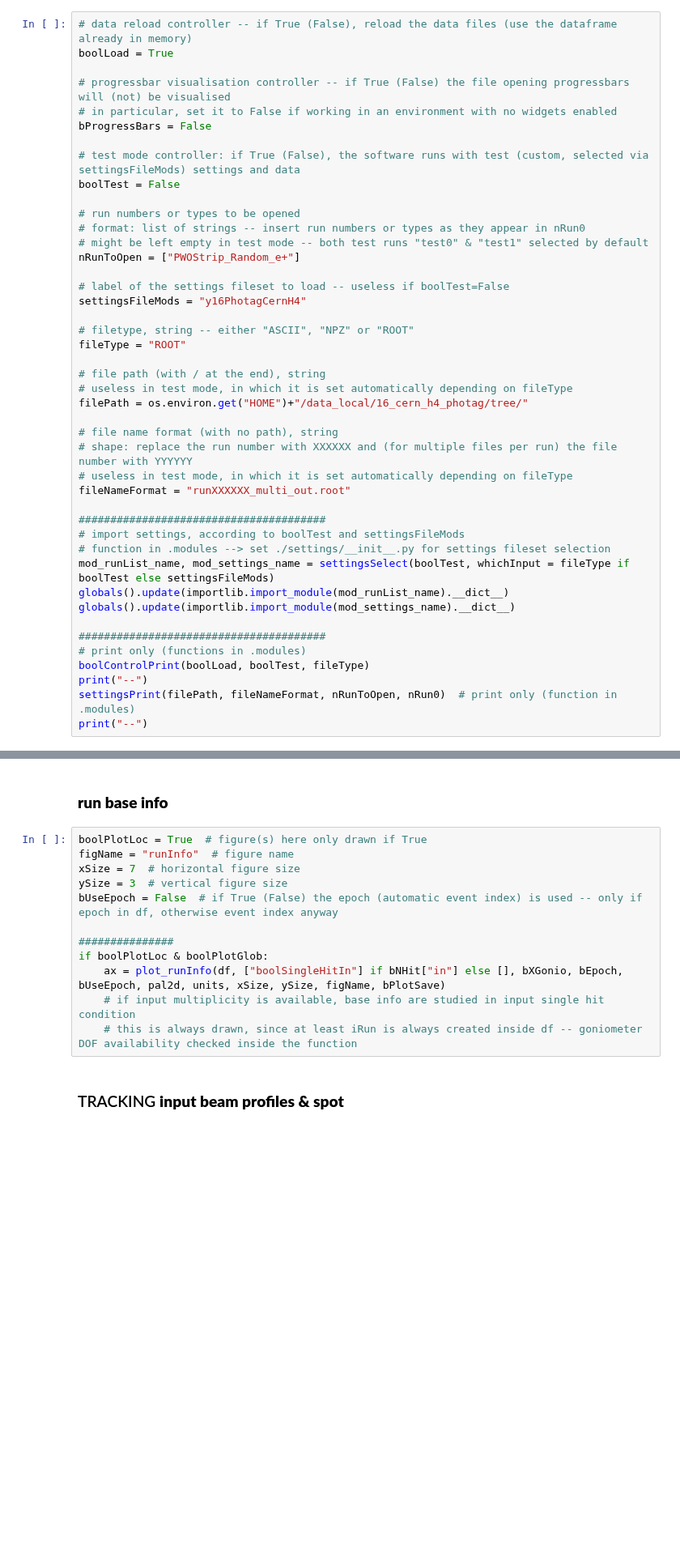
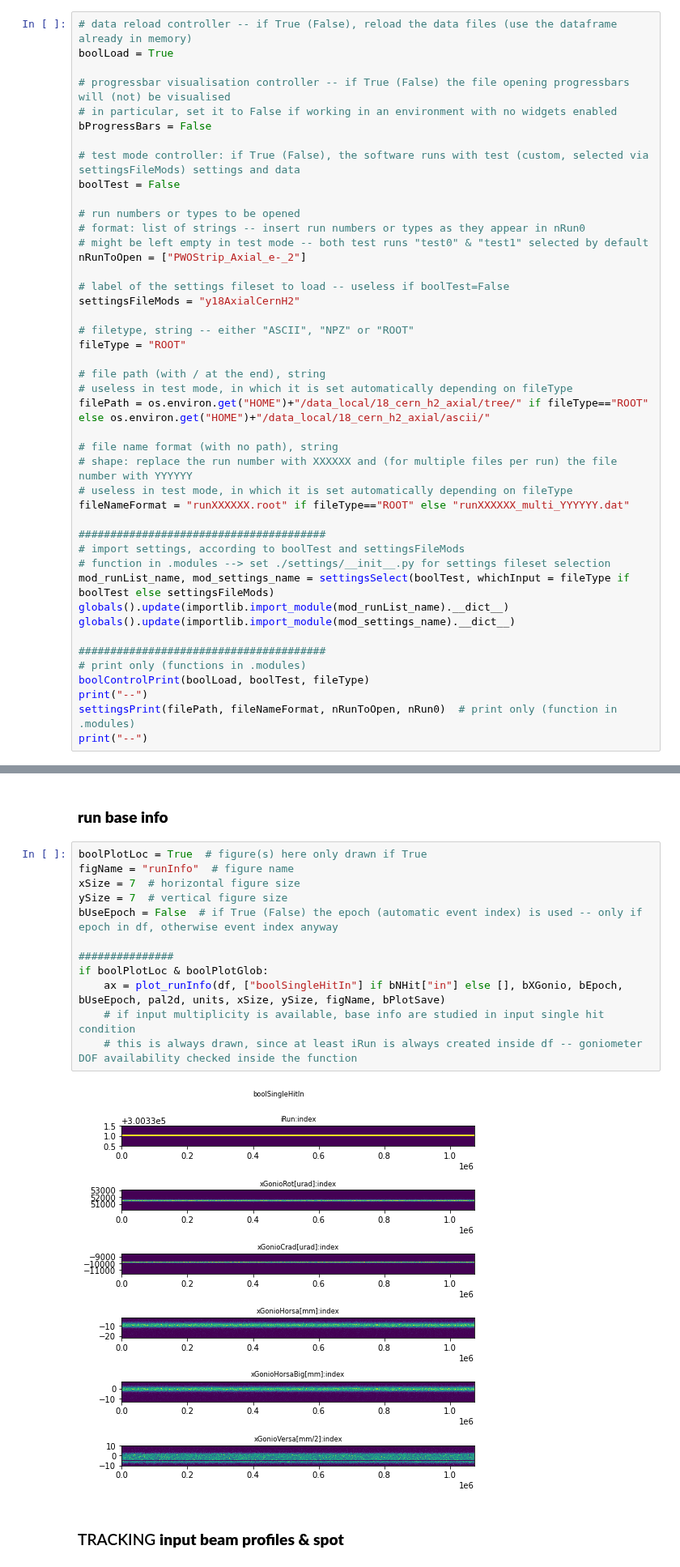
Before and after one commit to mattiasoldani/anaKrys, a Jupyter notebook: anaKrys.ipynb, the cells around one changed output, grey strips where cells are left out. Shown at 81% size. Saved outputs shown, nothing was run; the diff lists cells and outputs as text; blank space fills up the shorter version.

```diff
--- a/anaKrys.ipynb
+++ b/anaKrys.ipynb
@@ -49,22 +52,22 @@ boolTest = False
 # run numbers or types to be opened
 # format: list of strings -- insert run numbers or types as they appear in nRun0
 # might be left empty in test mode -- both test runs "test0" & "test1" selected by default
-nRunToOpen = ["PWOStrip_Random_e+"]
+nRunToOpen = ["PWOStrip_Axial_e-_2"]
 
 # label of the settings fileset to load -- useless if boolTest=False
-settingsFileMods = "y16PhotagCernH4"
+settingsFileMods = "y18AxialCernH2"
 
 # filetype, string -- either "ASCII", "NPZ" or "ROOT"
 fileType = "ROOT"
 
 # file path (with / at the end), string
 # useless in test mode, in which it is set automatically depending on fileType
-filePath = os.environ.get("HOME")+"/data_local/16_cern_h4_photag/tree/"
+filePath = os.environ.get("HOME")+"/data_local/18_cern_h2_axial/tree/" if fileType=="ROOT" else os.environ.get("HOME")+"/data_local/18_cern_h2_axial/ascii/"
 
 # file name format (with no path), string
 # shape: replace the run number with XXXXXX and (for multiple files per run) the file number with YYYYYY
 # useless in test mode, in which it is set automatically depending on fileType
-fileNameFormat = "runXXXXXX_multi_out.root"
+fileNameFormat = "runXXXXXX.root" if fileType=="ROOT" else "runXXXXXX_multi_YYYYYY.dat"
 
 #######################################
 # import settings, according to boolTest and settingsFileMods
@@ -319,15 +431,17 @@ bPlotSave = True
 # %%
 boolPlotLoc = True  # figure(s) here only drawn if True
 figName = "runInfo"  # figure name
 xSize = 7  # horizontal figure size
-ySize = 3  # vertical figure size
+ySize = 7  # vertical figure size
 bUseEpoch = False  # if True (False) the epoch (automatic event index) is used -- only if epoch in df, otherwise event index anyway
 
 ###############
 if boolPlotLoc & boolPlotGlob:
     ax = plot_runInfo(df, ["boolSingleHitIn"] if bNHit["in"] else [], bXGonio, bEpoch, bUseEpoch, pal2d, units, xSize, ySize, figName, bPlotSave)
     # if input multiplicity is available, base info are studied in input single hit condition
     # this is always drawn, since at least iRun is always created inside df -- goniometer DOF availability checked inside the function
+# %% [output]
+[figure, added]
 # %% [markdown]
 ### TRACKING **input beam profiles & spot**
 # %%
```
Also changed, not shown: parts of 20 cells of this notebook, 3 other files.
